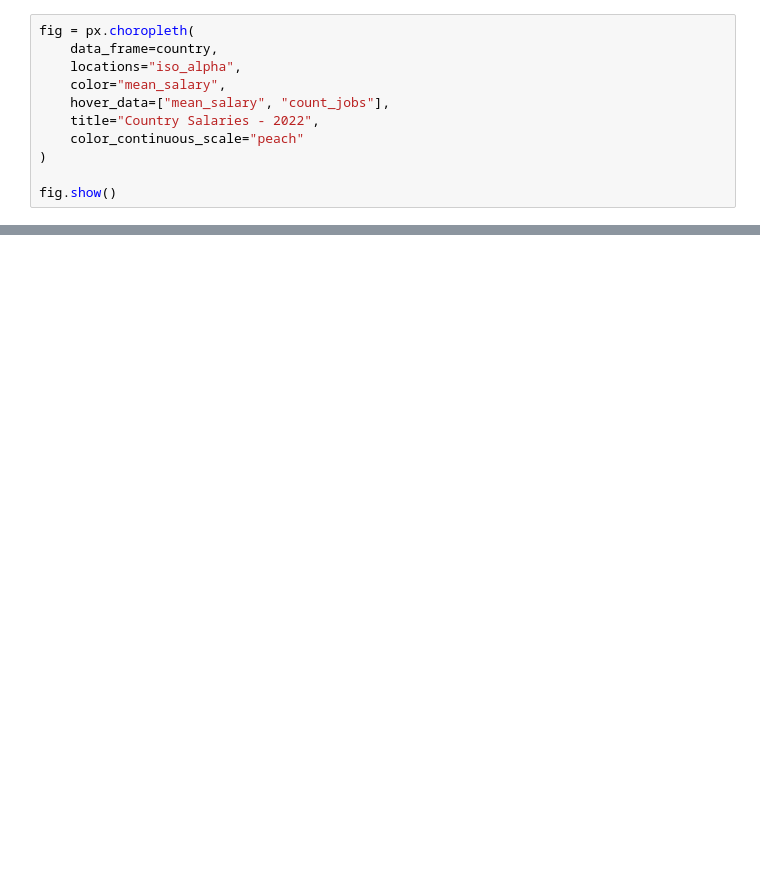
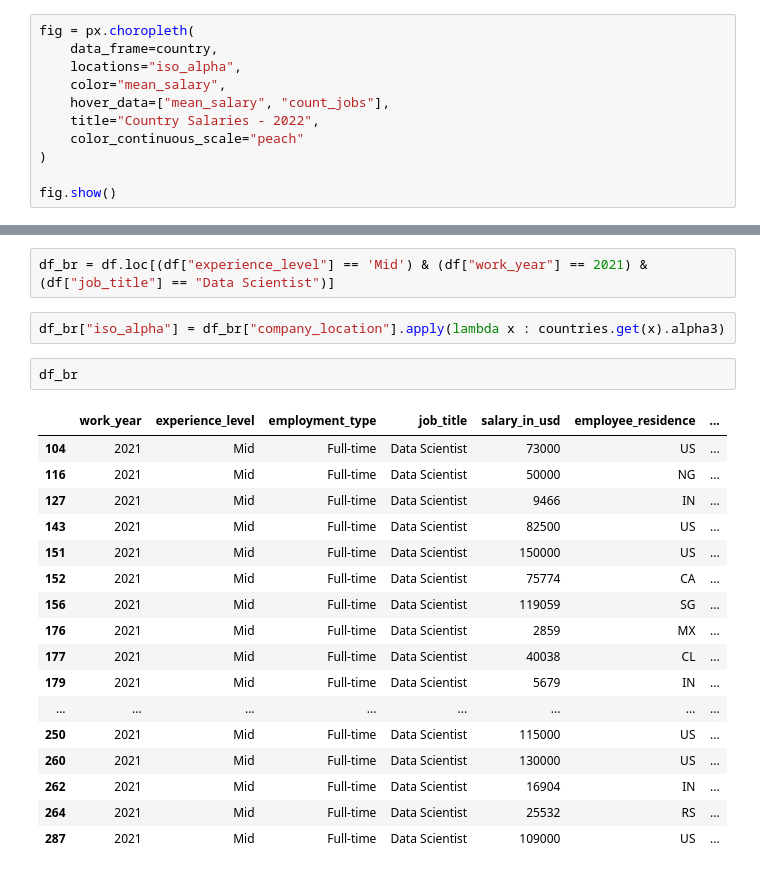
Before and after one commit to fernandadefalco/EDA-projects, a Jupyter notebook: data_science_job_salaries/Notebook.ipynb, the cells around one changed output, grey strips where cells are left out. Cells and saved outputs as stored; diff of their text form; blank space fills up the shorter version.

```diff
--- a/data_science_job_salaries/Notebook.ipynb
+++ b/data_science_job_salaries/Notebook.ipynb
@@ -269,0 +271,24 @@ fig.show()
+# %%
+df_br = df.loc[(df["experience_level"] == 'Mid') & (df["work_year"] == 2021) & (df["job_title"] == "Data Scientist")]
+# %%
+df_br["iso_alpha"] = df_br["company_location"].apply(lambda x : countries.get(x).alpha3)
+# %%
+df_br
+# %% [output]
+|  | work_year | experience_level | employment_type | job_title | salary_in_usd | employee_residence | ... |
+| 104 | 2021 | Mid | Full-time | Data Scientist | 73000 | US | ... |
+| 116 | 2021 | Mid | Full-time | Data Scientist | 50000 | NG | ... |
+| 127 | 2021 | Mid | Full-time | Data Scientist | 9466 | IN | ... |
+| 143 | 2021 | Mid | Full-time | Data Scientist | 82500 | US | ... |
+| 151 | 2021 | Mid | Full-time | Data Scientist | 150000 | US | ... |
+| 152 | 2021 | Mid | Full-time | Data Scientist | 75774 | CA | ... |
+| 156 | 2021 | Mid | Full-time | Data Scientist | 119059 | SG | ... |
+| 176 | 2021 | Mid | Full-time | Data Scientist | 2859 | MX | ... |
+| 177 | 2021 | Mid | Full-time | Data Scientist | 40038 | CL | ... |
+| 179 | 2021 | Mid | Full-time | Data Scientist | 5679 | IN | ... |
+| ... | ... | ... | ... | ... | ... | ... | ... |
+| 250 | 2021 | Mid | Full-time | Data Scientist | 115000 | US | ... |
+| 260 | 2021 | Mid | Full-time | Data Scientist | 130000 | US | ... |
+| 262 | 2021 | Mid | Full-time | Data Scientist | 16904 | IN | ... |
+| 264 | 2021 | Mid | Full-time | Data Scientist | 25532 | RS | ... |
+| 287 | 2021 | Mid | Full-time | Data Scientist | 109000 | US | ... |
```
Also changed, not shown: parts of 7 cells of this notebook, 3 other files.
